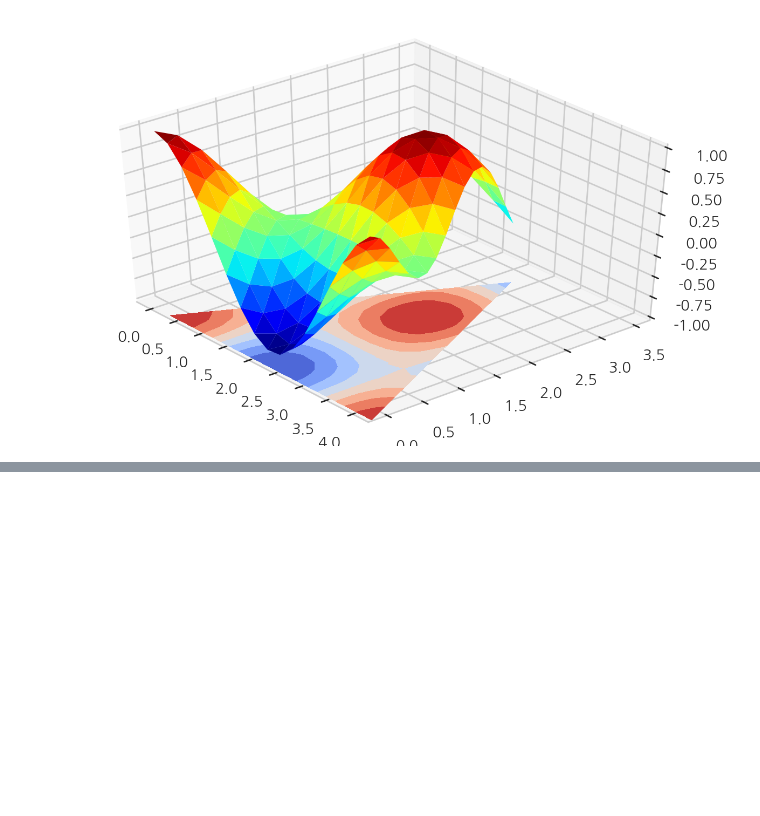
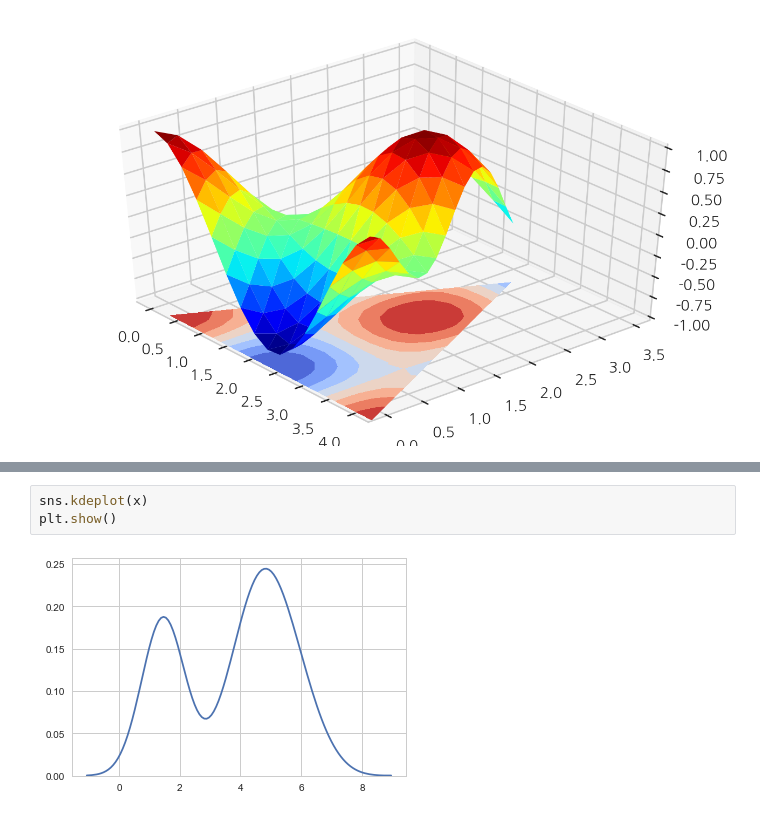
Before and after one commit to baegwangbin/TIL, a Jupyter notebook: Python/Data_Visualization.ipynb, the cells around one changed output, grey strips where cells are left out. Cells and saved outputs as stored; diff of their text form; blank space fills up the shorter version.

```diff
--- a/Python/Data_Visualization.ipynb
+++ b/Python/Data_Visualization.ipynb
@@ -580,0 +658,5 @@ plt.show()
+# %%
+sns.kdeplot(x)
+plt.show()
+# %% [output]
+[figure, added]
```
Also changed, not shown: parts of 101 cells of this notebook.
